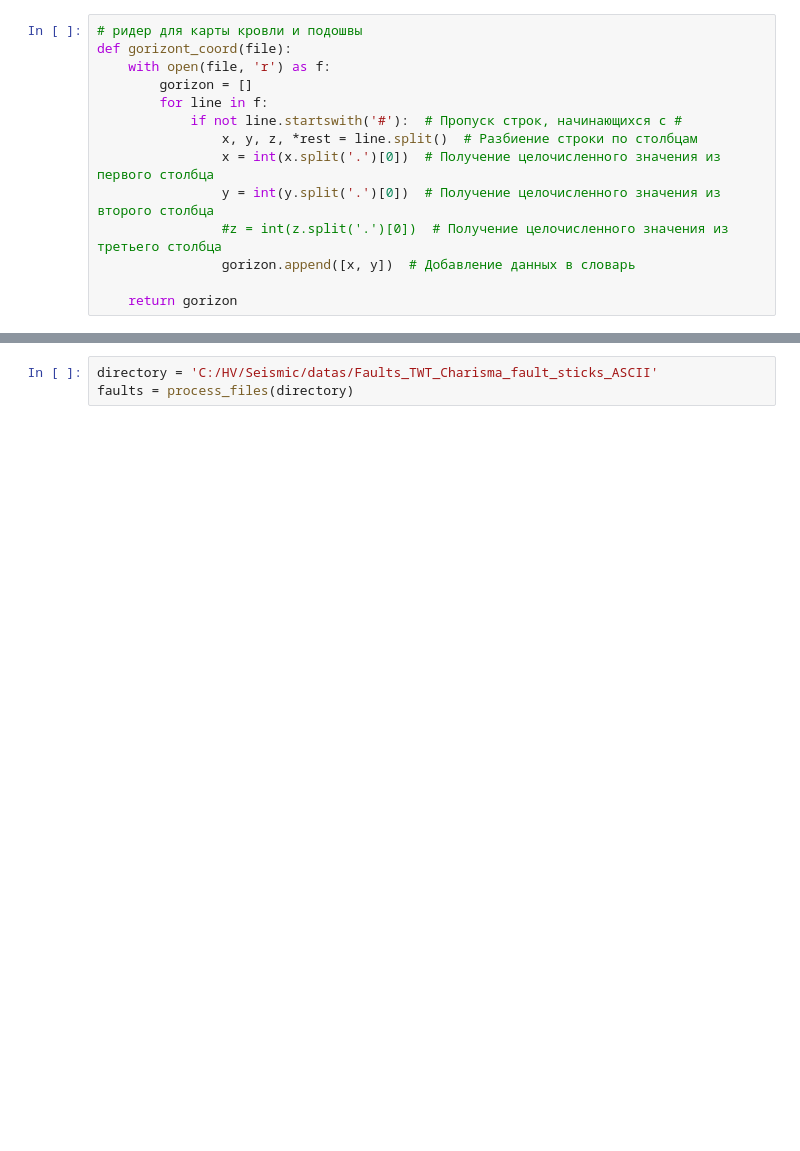
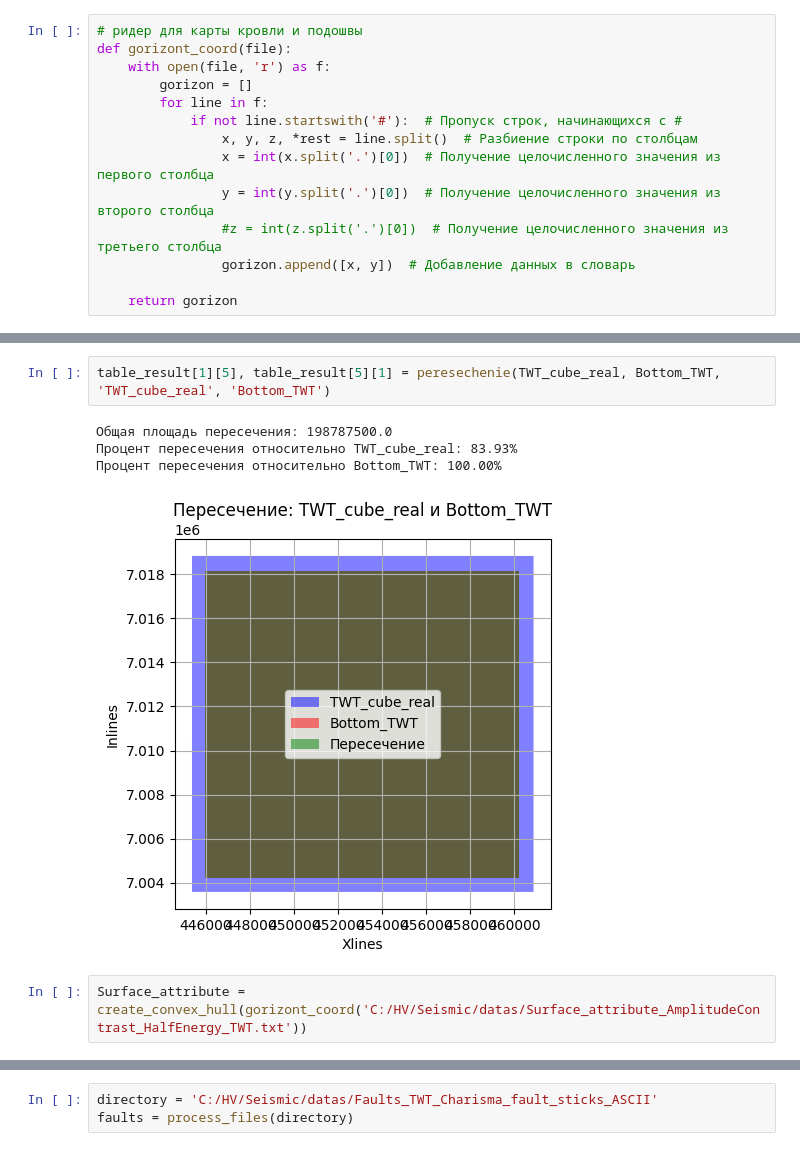
Before and after one commit to KosterioKim/Seisma, a Jupyter notebook: 2.17_korrektnoste_mashtaba.ipynb, the cells around one changed output, grey strips where cells are left out. Saved outputs shown, nothing was run; the diff lists cells and outputs as text; blank space fills up the shorter version.

```diff
--- a/2.17_korrektnoste_mashtaba.ipynb
+++ b/2.17_korrektnoste_mashtaba.ipynb
@@ -73,0 +215,9 @@ Bottom_TWT = gorizont_coord('C:/HV/Seismic/datas/TWT_Bottom_U1.txt')
+# %%
+table_result[1][5], table_result[5][1] = peresechenie(TWT_cube_real, Bottom_TWT, 'TWT_cube_real', 'Bottom_TWT')
+# %% [output]
+Общая площадь пересечения: 198787500.0
+Процент пересечения относительно TWT_cube_real: 83.93%
+Процент пересечения относительно Bottom_TWT: 100.00%
+[figure, added]
+# %%
+Surface_attribute = create_convex_hull(gorizont_coord('C:/HV/Seismic/datas/Surface_attribute_AmplitudeContrast_HalfEnergy_TWT.txt'))
```
Also changed, not shown: parts of 38 cells of this notebook, 1 other file.
